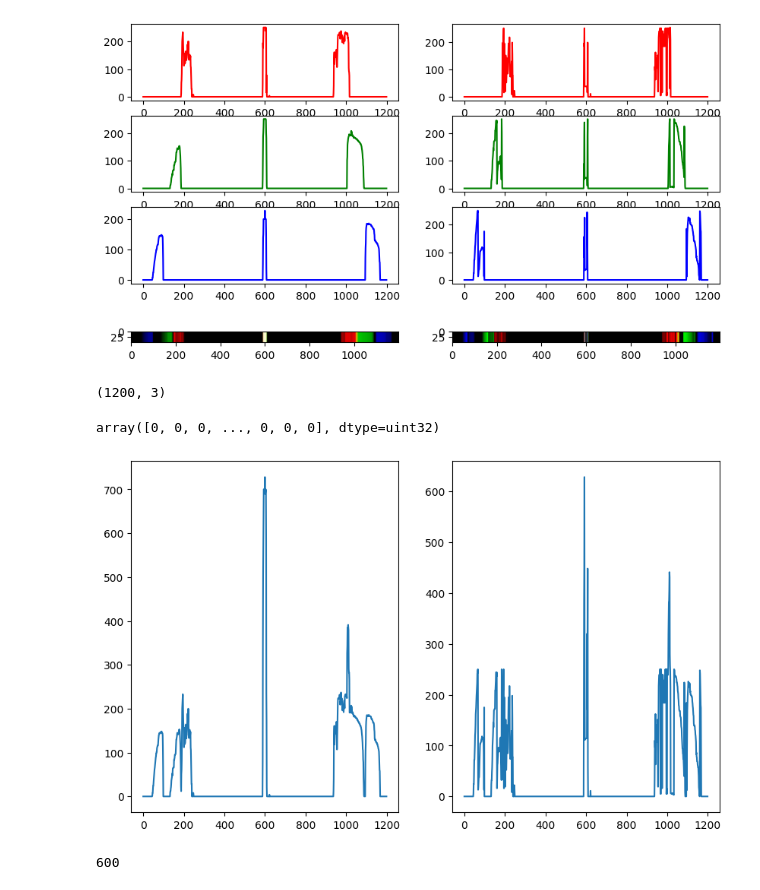
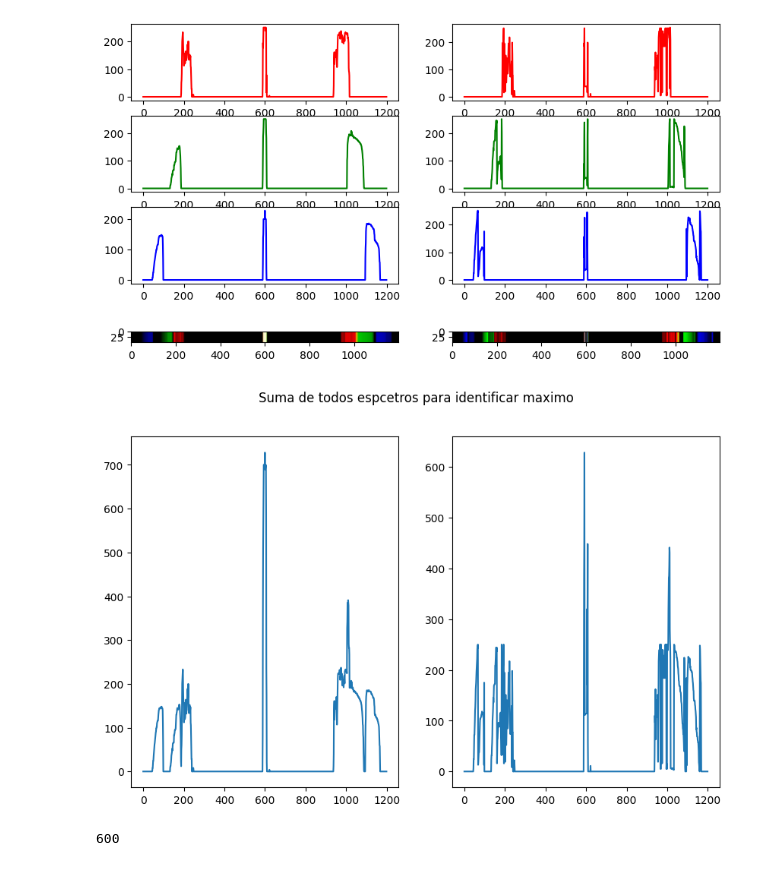
Before and after one commit to fbientrigo/cv_medical, a Jupyter notebook: 07_spectrum/cv_toSpectrum.ipynb, the cells around one changed output. Drawn from its saved outputs; the diff is of its cells as text; code cells hidden in the pictures.

```diff
--- a/07_spectrum/cv_toSpectrum.ipynb
+++ b/07_spectrum/cv_toSpectrum.ipynb
@@ -274,6 +259,6 @@ plt.show()
 # %%
 
-lista_arrays = [spectrum1, spectrum1]
+lista_arrays = [spectrum1, spectrum2]
 colormaps = ['Reds', 'Greens','Blues']
 
 fig, axes = plt.subplots(4, len(lista_arrays), figsize=(10,4))
@@ -287,8 +272,8 @@ for j in range(len(lista_arrays)):
         axes[i,j].imshow(A[i], cmap=plt.get_cmap(colormaps[i]))
 
 # [row, columns]
-axes[0,0].set_title(f'$P = {Q}$ Percentile')
-axes[0,1].set_title('$\mu$ Median')
+axes[0,0].set_title('Spectrum1')
+axes[0,1].set_title('Spectrum2')
 
 
 
@@ -328,4 +309,0 @@ plt.show()
-# %%
-
-i = 0
-plt.plot(lista_arrays[j][0,:,i], color=colors[i])
@@ -347,26 +322,17 @@ axes[3,1].imshow(lista_arrays[1])
 plt.show()
 # %% [output]
 [figure]
-# %%
-lista_arrays[j][0,:,:].shape
-# %% [output]
-(1200, 3)
-# %%
-np.sum(lista_arrays[j][0,:,:], axis=1)
-# %% [output]
-array([0, 0, 0, ..., 0, 0, 0], dtype=uint32)
 # %%
 fig, axes = plt.subplots(1, len(lista_arrays), figsize=(10,6))
 
 
 for j in range(len(lista_arrays)):
         axes[j].plot(np.sum(lista_arrays[j][0,:,:], axis=1))
 
-
-
+fig.suptitle("Suma de todos espcetros para identificar maximo")
 plt.show()
 # %% [output]
-[figure, old version]
+[figure, new version]
 # %%
 total_spectra_1 = np.sum(lista_arrays[0][0,:,:], axis=1)
 
```
Also changed, not shown: parts of 9 cells of this notebook, 1 other file.
